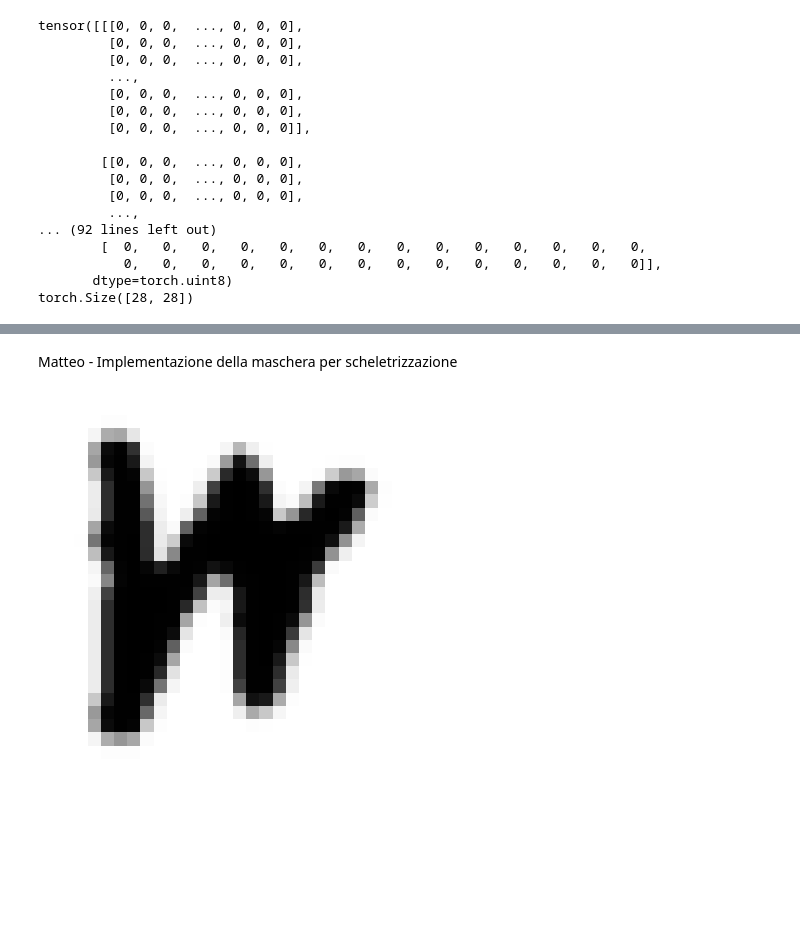
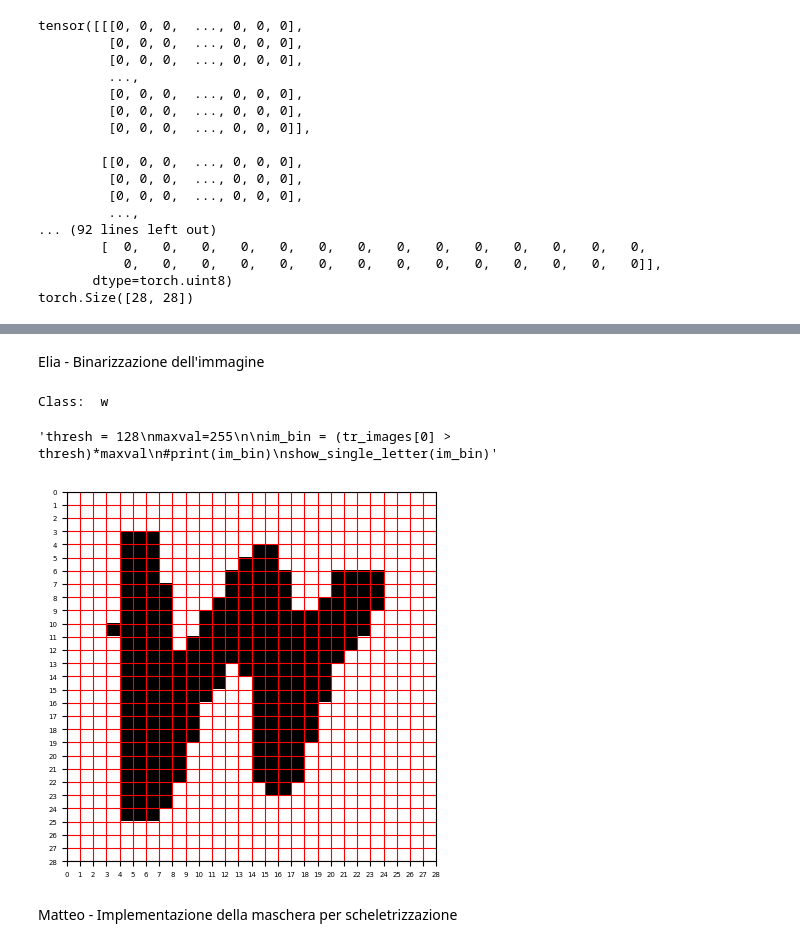
Before and after one commit to matteoturnu/ai-project, a Jupyter notebook: AI_project.ipynb, the cells around one changed output, grey strips where cells are left out. Drawn from its saved outputs; the diff is of its cells as text; code cells hidden in the pictures; blank space fills up the shorter version.

```diff
--- a/AI_project.ipynb
+++ b/AI_project.ipynb
@@ -8,13 +8,16 @@ import matplotlib.pyplot as plt
 import numpy as np
 # %%
 def show_single_letter(xi):
-  #
-  #plt.figure(figsize=(1,1))
   # take pytorch tensor and convert it into numpy array, then reshape into 28x28
-  xi = xi.numpy().reshape(28, 28)
-  # show the transpose of the grey-scale images
-  plt.imshow(np.transpose(xi), cmap='Greys')
-  plt.axis("off")
+  xi = xi.numpy()
+  #xi = xi.numpy().reshape(28, 28)
+  ax = plt.gca()
+  ax.grid(color='r')
+  plt.xticks(range(0, xi.shape[0]+1), fontsize=5)
+  plt.yticks(range(0, xi.shape[0]+1), fontsize=5)
+  # specific values associated to "extent" attribute in order to place pixel positions precisely in the plot
+  # show the transposed "matrix" of the grey-scale images
+  plt.imshow(np.transpose(xi), extent=(0, xi.shape[0], xi.shape[0], 0), cmap='Greys', vmin=0, vmax=255)
 
 def show_letters(x, n=10):
   for i in range(n**2):
@@ -37,6 +40,10 @@ test_set = torchvision.datasets.EMNIST(root="data", split="letters",
 # tr_images and labels are tensors
 tr_images = train_set.data
 labels = train_set.targets
+print(labels)
+
+classes = train_set.classes
+print(classes)
 
 
 
@@ -77,6 +86,28 @@ torch.Size([28, 28])
+# %% [markdown]
+Elia - Binarizzazione dell'immagine
+# %%
+def binarize(image, threshold, max_value):
+  return (image > threshold) * max_value
+
+threshold = 128
+max_value = 255
+
+index_letter = 0
+bin_img = binarize(tr_images[index_letter], 128, 255)
+show_single_letter(bin_img)
+print("Class: ", classes[labels[index_letter]])
+
+
+# original code by Elia
+"""thresh = 128
+maxval=255
+
+im_bin = (tr_images[0] > thresh)*maxval
+#print(im_bin)
+show_single_letter(im_bin)"""
+# %% [output]
+Class:  w
+'thresh = 128\nmaxval=255\n\nim_bin = (tr_images[0] > thresh)*maxval\n#print(im_bin)\nshow_single_letter(im_bin)'
+[figure, added]
 # %% [markdown]
 Matteo - Implementazione della maschera per scheletrizzazione
-# %%
-show_single_letter(tr_images[0])
-# %% [output]
-[figure, removed]
```
Also changed, not shown: parts of 5 cells of this notebook.
